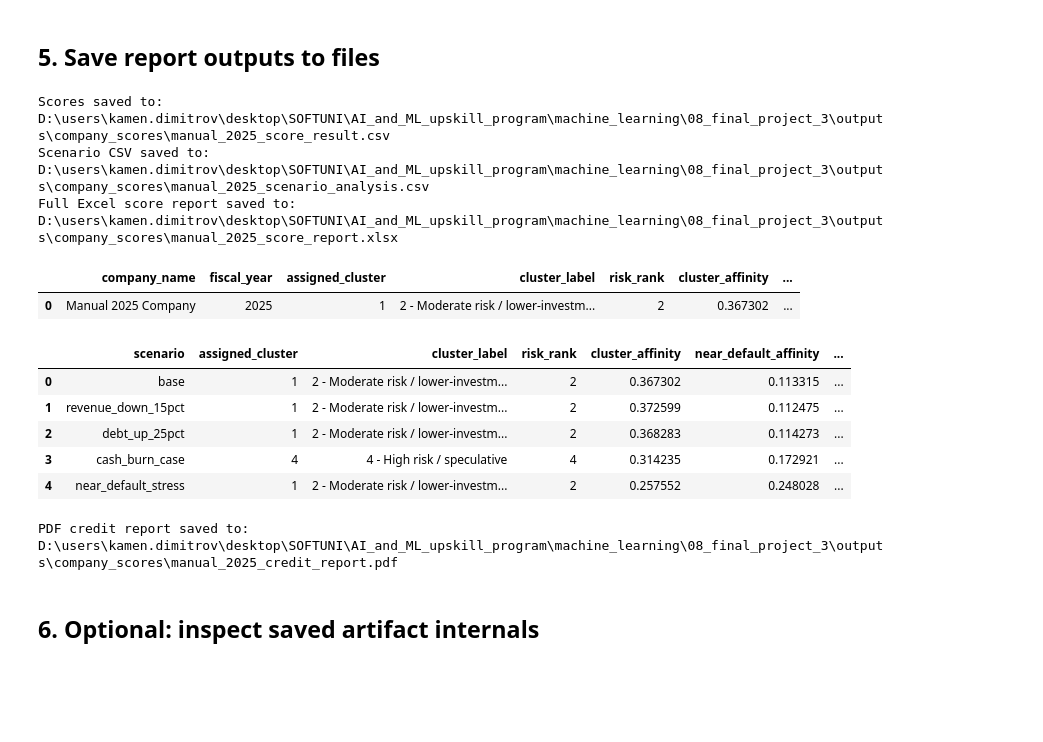
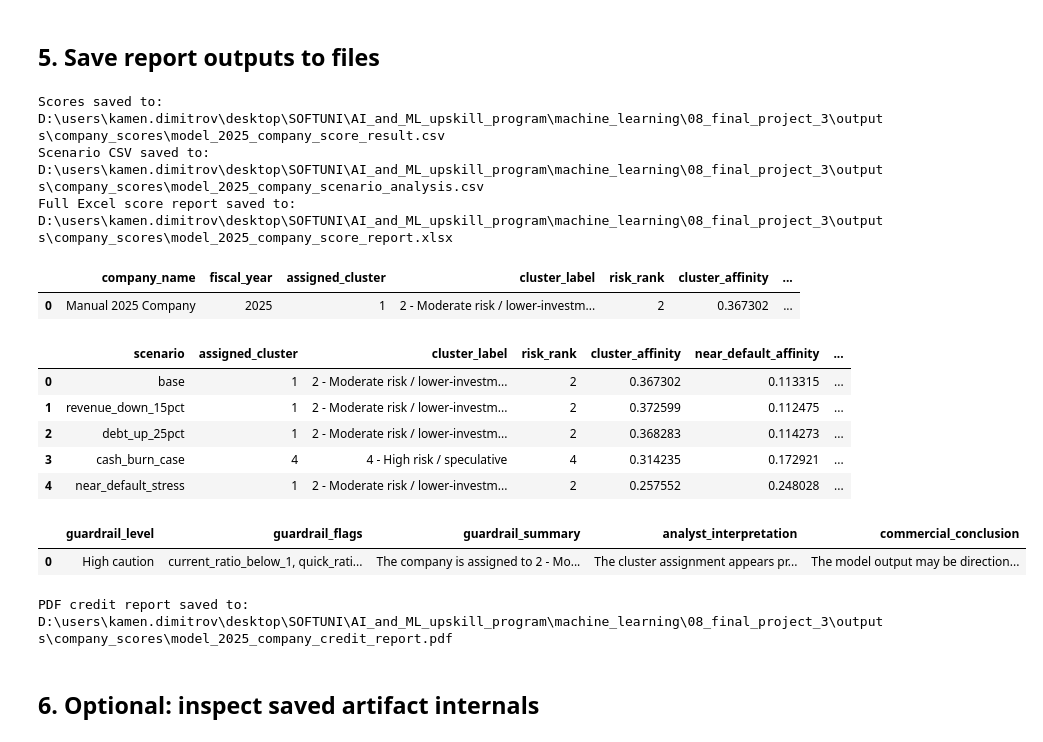
Before and after one commit to Kamend1/corporate_credit_clustering_tool, a Jupyter notebook: notebooks/03_private_company_credit_scoring_tool_feature_patch.ipynb, the cells around one changed output. Saved outputs shown, nothing was run; the diff lists cells and outputs as text; code cells hidden in the pictures; blank space fills up the shorter version.

```diff
--- a/notebooks/03_private_company_credit_scoring_tool_feature_patch.ipynb
+++ b/notebooks/03_private_company_credit_scoring_tool_feature_patch.ipynb
@@ -160,19 +200,19 @@ Template saved to: D:\users\kamen.dimitrov\desktop\SOFTUNI\AI_and_ML_upskill_pro
 # %%
 template_path = INPUT_PATH / "model_2025_company.csv"
 
-manual_input_2025 = pd.read_csv(template_path)
-manual_input_2025
+current_input = pd.read_csv(template_path)
+current_input
 # %% [output]
 |  | company_name | fiscal_year | currency | major_sector | financial_flag | revenue | assets | current_assets | ... |
 | 0 | Manual 2025 Company | 2025 | USD | Manufacturing / Industrials | Non-financial | 48585294.12 | 29721275.23 | 10037745.82 | ... |
 # %%
 scored_manual = score_companies(
-    input_df=manual_input_2025,
+    input_df=current_input,
     artifact=artifact,
     segment=SCORING_SEGMENT,
     temperature=SCORING_TEMPERATURE,
     fx_to_model_currency=FX_TO_MODEL_CURRENCY,
-    min_denominator=SCORING_MIN_DENOMINATOR,
+    min_denominator=DEFAULT_SCORING_MIN_DENOMINATOR,
     near_default_cluster=NEAR_DEFAULT_CLUSTER,
 )
 
@@ -182,6 +222,12 @@ scored_manual_with_outlook = add_adjacent_bucket_distances_and_outlook(
     neutral_band=0.15,
     upgrade_boundary_multiplier=1.35,
     downgrade_boundary_multiplier=1.35,
+)
+
+current_external_rating = None # optional, none is not existant
+scored_manual_with_outlook = apply_credit_guardrails(
+    scored_manual_with_outlook,
+    external_rating=current_external_rating
 )
 
 existing_summary_cols_with_outlook = [
@@ -405,10 +456,12 @@ report_tables = build_credit_report_tables(
     artifact=artifact,
 )
 
+current_file_name = "model_2025_company"
+
 saved_paths = save_credit_report_outputs(
     tables=report_tables,
     output_path=OUTPUT_PATH,
-    base_filename="manual_2025",
+    base_filename=current_file_name,
 )
 
 print("Scores saved to:", saved_paths["score_csv"])
@@ -418,9 +471,9 @@ print("Full Excel score report saved to:", saved_paths["report_xlsx"])
 display(report_tables["scored_file"])
 display(report_tables["scenario_file"])
 # %% [output]
-Scores saved to: D:\users\kamen.dimitrov\desktop\SOFTUNI\AI_and_ML_upskill_program\machine_learning\08_final_project_3\outputs\company_scores\manual_2025_score_result.csv
-Scenario CSV saved to: D:\users\kamen.dimitrov\desktop\SOFTUNI\AI_and_ML_upskill_program\machine_learning\08_final_project_3\outputs\company_scores\manual_2025_scenario_analysis.csv
-Full Excel score report saved to: D:\users\kamen.dimitrov\desktop\SOFTUNI\AI_and_ML_upskill_program\machine_learning\08_final_project_3\outputs\company_scores\manual_2025_score_report.xlsx
+Scores saved to: D:\users\kamen.dimitrov\desktop\SOFTUNI\AI_and_ML_upskill_program\machine_learning\08_final_project_3\outputs\company_scores\model_2025_company_score_result.csv
+Scenario CSV saved to: D:\users\kamen.dimitrov\desktop\SOFTUNI\AI_and_ML_upskill_program\machine_learning\08_final_project_3\outputs\company_scores\model_2025_company_scenario_analysis.csv
+Full Excel score report saved to: D:\users\kamen.dimitrov\desktop\SOFTUNI\AI_and_ML_upskill_program\machine_learning\08_final_project_3\outputs\company_scores\model_2025_company_score_report.xlsx
 |  | company_name | fiscal_year | assigned_cluster | cluster_label | risk_rank | cluster_affinity | ... |
 | 0 | Manual 2025 Company | 2025 | 1 | 2 - Moderate risk / lower-investm... | 2 | 0.367302 | ... |
 |  | scenario | assigned_cluster | cluster_label | risk_rank | cluster_affinity | near_default_affinity | ... |
@@ -429,6 +482,19 @@ Full Excel score report saved to: D:\users\kamen.dimitrov\desktop\SOFTUNI\AI_and
 | 2 | debt_up_25pct | 1 | 2 - Moderate risk / lower-investm... | 2 | 0.368283 | 0.114273 | ... |
 | 3 | cash_burn_case | 4 | 4 - High risk / speculative | 4 | 0.314235 | 0.172921 | ... |
 | 4 | near_default_stress | 1 | 2 - Moderate risk / lower-investm... | 2 | 0.257552 | 0.248028 | ... |
+# %%
+guardrail_cols = [
+    "guardrail_level",
+    "guardrail_flags",
+    "guardrail_summary",
+    "analyst_interpretation",
+    "commercial_conclusion",
+]
+
+display(scored_manual_with_outlook[guardrail_cols])
+# %% [output]
+|  | guardrail_level | guardrail_flags | guardrail_summary | analyst_interpretation | commercial_conclusion |
+| 0 | High caution | current_ratio_below_1, quick_rati... | The company is assigned to 2 - Mo... | The cluster assignment appears pr... | The model output may be direction... |
 # %%
 pdf_path = save_credit_pdf_report(
     report_tables=report_tables,
@@ -437,12 +503,12 @@ pdf_path = save_credit_pdf_report(
     scored_scenarios=scored_scenarios,
     artifact=artifact,
     output_path=OUTPUT_PATH,
-    base_filename="manual_2025",
+    base_filename=current_file_name,
 )
 
 print("PDF credit report saved to:", pdf_path)
 # %% [output]
-PDF credit report saved to: D:\users\kamen.dimitrov\desktop\SOFTUNI\AI_and_ML_upskill_program\machine_learning\08_final_project_3\outputs\company_scores\manual_2025_credit_report.pdf
+PDF credit report saved to: D:\users\kamen.dimitrov\desktop\SOFTUNI\AI_and_ML_upskill_program\machine_learning\08_final_project_3\outputs\company_scores\model_2025_company_credit_report.pdf
 # %% [markdown]
 ## 6. Optional: inspect saved artifact internals
 # %%
```
Also changed, not shown: parts of 4 cells of this notebook, 9 other files.
